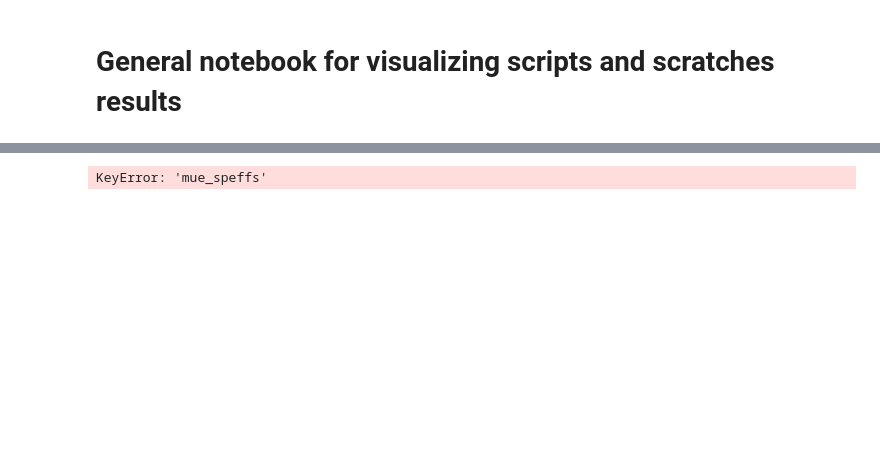
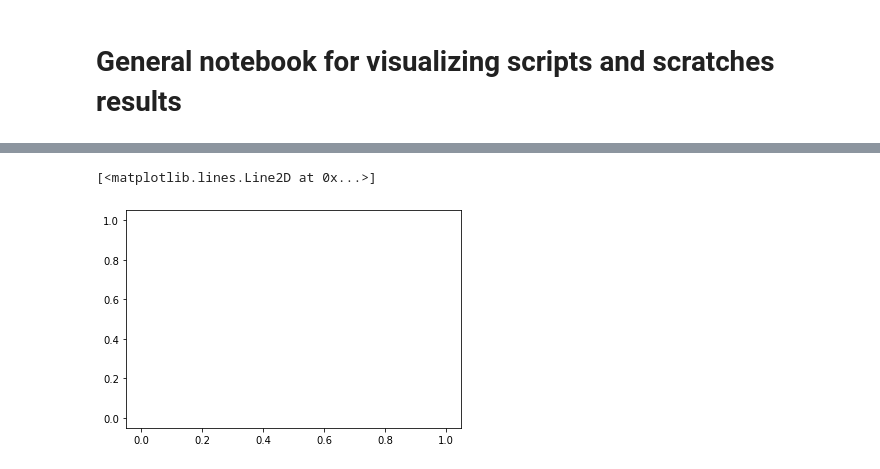
Before and after one commit to lbaiao/sys-simulator-2, a Jupyter notebook: notebooks/nb1.ipynb, the cells around one changed output, grey strips where cells are left out. Drawn from its saved outputs; the diff is of its cells as text; code cells hidden in the pictures; blank space fills up the shorter version.

```diff
--- a/notebooks/nb1.ipynb
+++ b/notebooks/nb1.ipynb
@@ -8,7 +8,8 @@ import torch
 
 # %matplotlib inline
 # %%
-file_name = 'script32'
+file_name = 'script37'
+N_AGENTS = 2
 filepath = f'D:\\Dev\\sys-simulator-2\\data\\dql\\{file_name}.pickle'
 # filepath = 'D:\\Dev\\sys-simulator-2\\data\\a3c\\scratch7.pickle'
 file = open(filepath, 'rb')
@@ -50,6 +53,7 @@ plt.show()
 # %%
-mue_speffs = data['mue_speffs'][4]
+mue_speffs = data['mue_speffs'][N_AGENTS]
 plt.plot(mue_speffs)
 # %% [output]
-KeyError: 'mue_speffs'
+[<matplotlib.lines.Line2D at 0x...>]
+[figure, added]
 # %%
```
Also changed, not shown: parts of 11 cells of this notebook, 2 other files.
